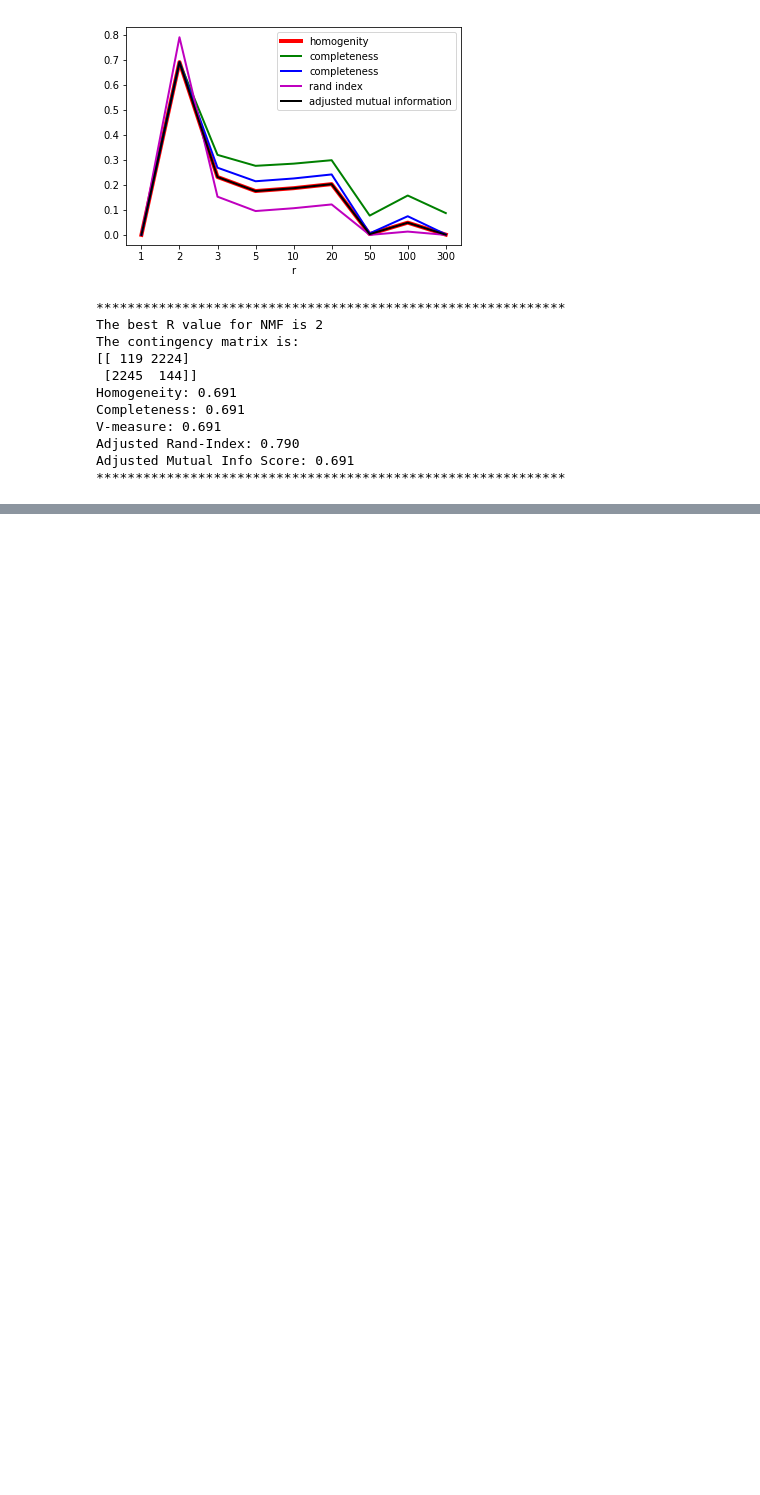
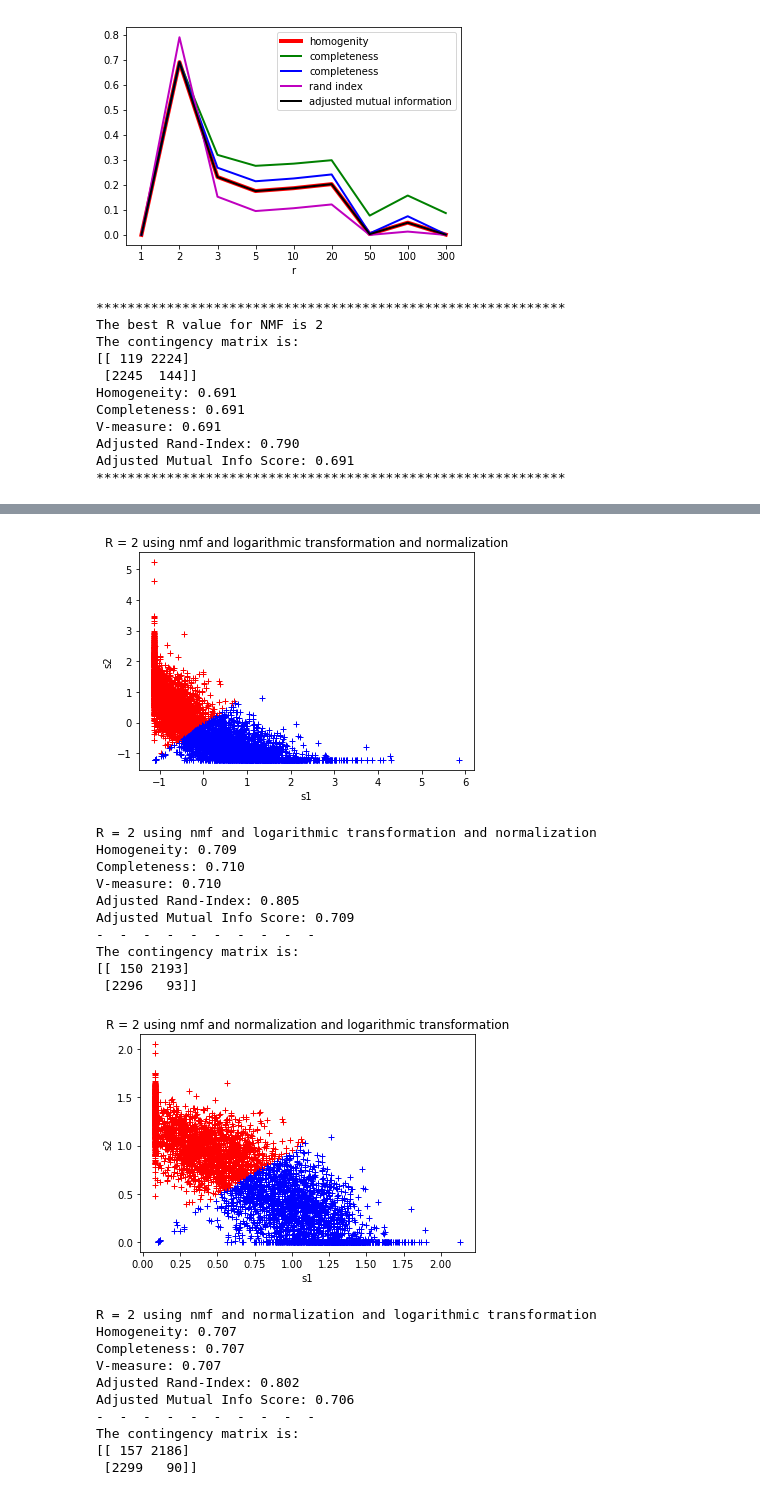
Before and after one commit to popo0293/EE219Project2, a Jupyter notebook: project2.ipynb, the cells around one changed output, grey strips where cells are left out. Saved outputs shown, nothing was run; the diff lists cells and outputs as text; code cells hidden in the pictures; blank space fills up the shorter version.

```diff
--- a/project2.ipynb
+++ b/project2.ipynb
@@ -412,0 +516,26 @@ plot_cluster_2D(r[bi_nmf], reduct_method='nmf')
+# %%
+plot_cluster_2D(r[bi_nmf], reduct_method='nmf', norm=True, log_bf=True, report_stat=True)
+plot_cluster_2D(r[bi_nmf], reduct_method='nmf', norm=True, log_af=True, report_stat=True)
+# %% [output]
+[figure, added]
+R = 2 using nmf and logarithmic transformation and normalization
+Homogeneity: 0.709
+Completeness: 0.710
+V-measure: 0.710
+Adjusted Rand-Index: 0.805
+Adjusted Mutual Info Score: 0.709
+-  -  -  -  -  -  -  -  -  -
+The contingency matrix is:
+[[ 150 2193]
+ [2296   93]]
+[figure, added]
+R = 2 using nmf and normalization and logarithmic transformation
+Homogeneity: 0.707
+Completeness: 0.707
+V-measure: 0.707
+Adjusted Rand-Index: 0.802
+Adjusted Mutual Info Score: 0.706
+-  -  -  -  -  -  -  -  -  -
+The contingency matrix is:
+[[ 157 2186]
+ [2299   90]]
```
Also changed, not shown: parts of 4 cells of this notebook, 1 other file.
